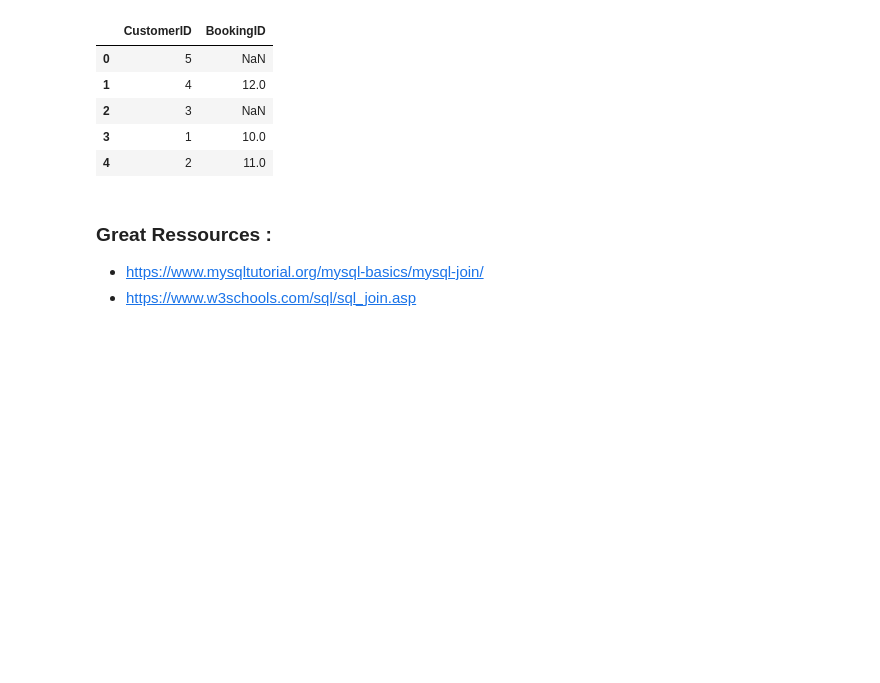
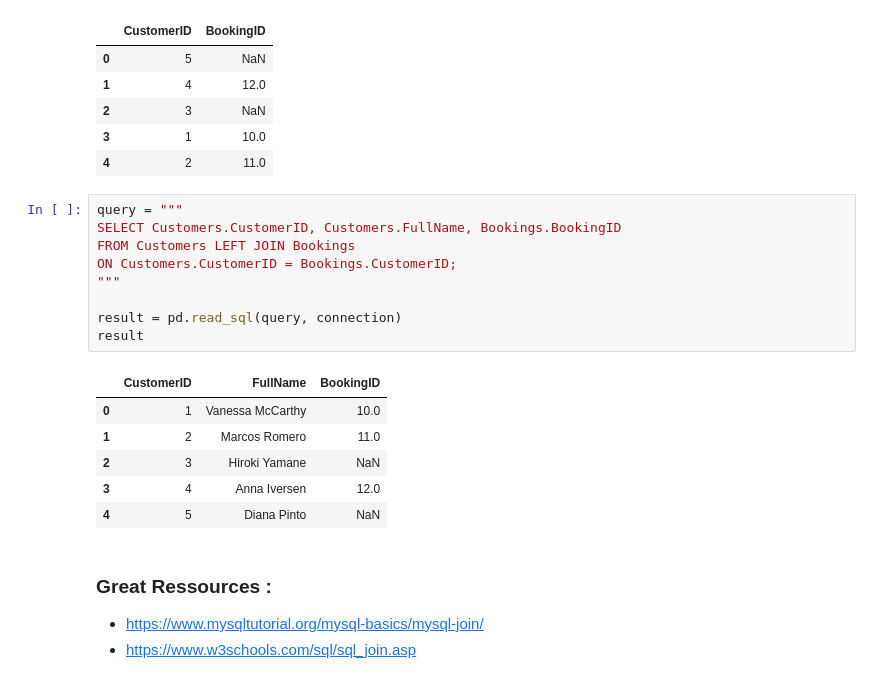
Before and after one commit to tawounfouet/meta-database-engineer, a Jupyter notebook: Course 3 - Database Structures and Management with MySQL/week_1-filtering-grouping-joining_tables/02_joining_tables.ipynb, the cells around one changed output. Saved outputs shown, nothing was run; the diff lists cells and outputs as text; blank space fills up the shorter version.

```diff
--- a/Course 3 - Database Structures and Management with MySQL/week_1-filtering-grouping-joining_tables/02_joining_tables.ipynb
+++ b/Course 3 - Database Structures and Management with MySQL/week_1-filtering-grouping-joining_tables/02_joining_tables.ipynb
@@ -564,6 +623,22 @@ result
 | 2 | 3 | NaN |
 | 3 | 1 | 10.0 |
 | 4 | 2 | 11.0 |
+# %%
+query = """
+SELECT Customers.CustomerID, Customers.FullName, Bookings.BookingID
+FROM Customers LEFT JOIN Bookings
+ON Customers.CustomerID = Bookings.CustomerID;
+"""
+
+result = pd.read_sql(query, connection)
+result
+# %% [output]
+|  | CustomerID | FullName | BookingID |
+| 0 | 1 | Vanessa McCarthy | 10.0 |
+| 1 | 2 | Marcos Romero | 11.0 |
+| 2 | 3 | Hiroki Yamane | NaN |
+| 3 | 4 | Anna Iversen | 12.0 |
+| 4 | 5 | Diana Pinto | NaN |
 # %% [markdown]
 ### Great Ressources :
 
```
Also changed, not shown: parts of 5 cells of this notebook, 3 other files.
